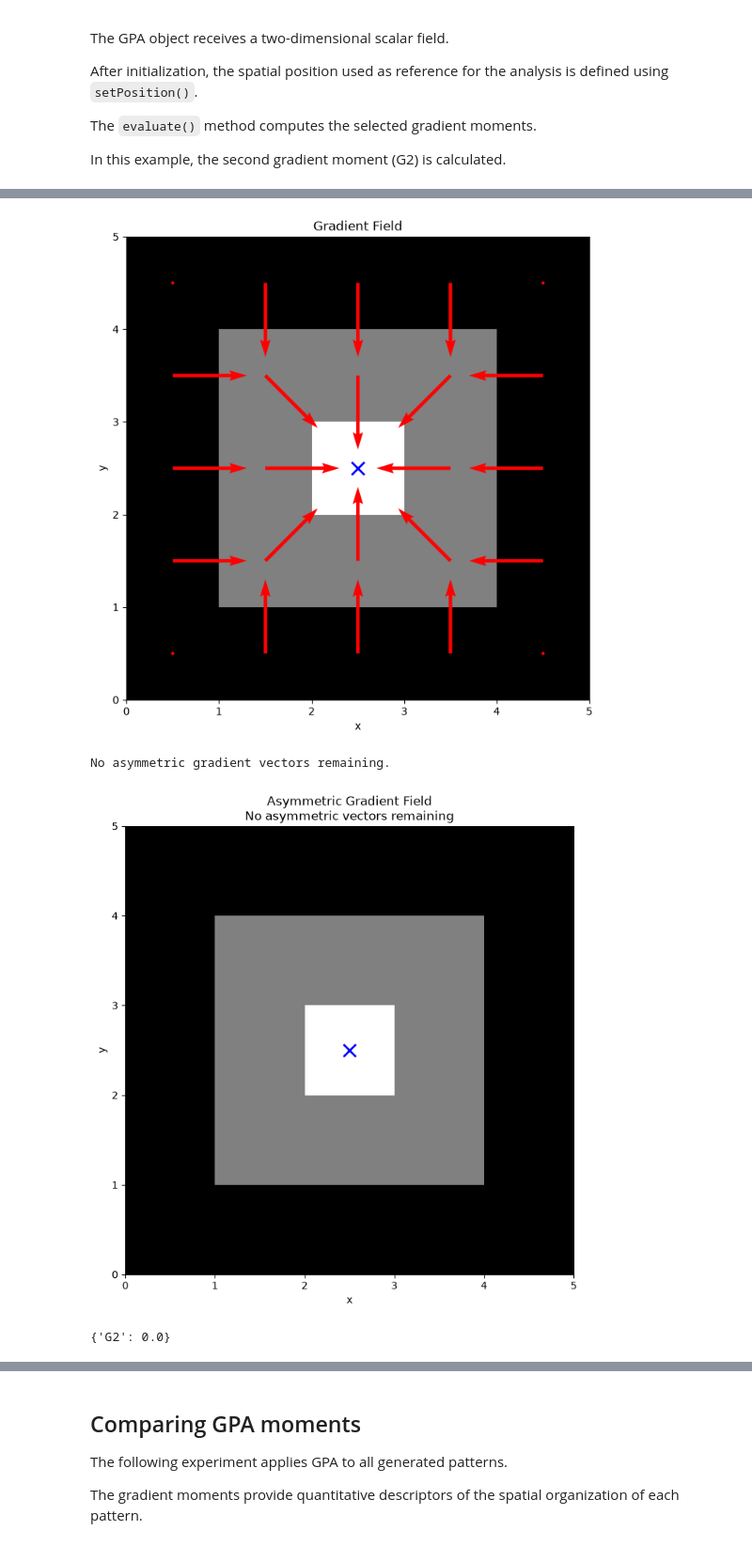
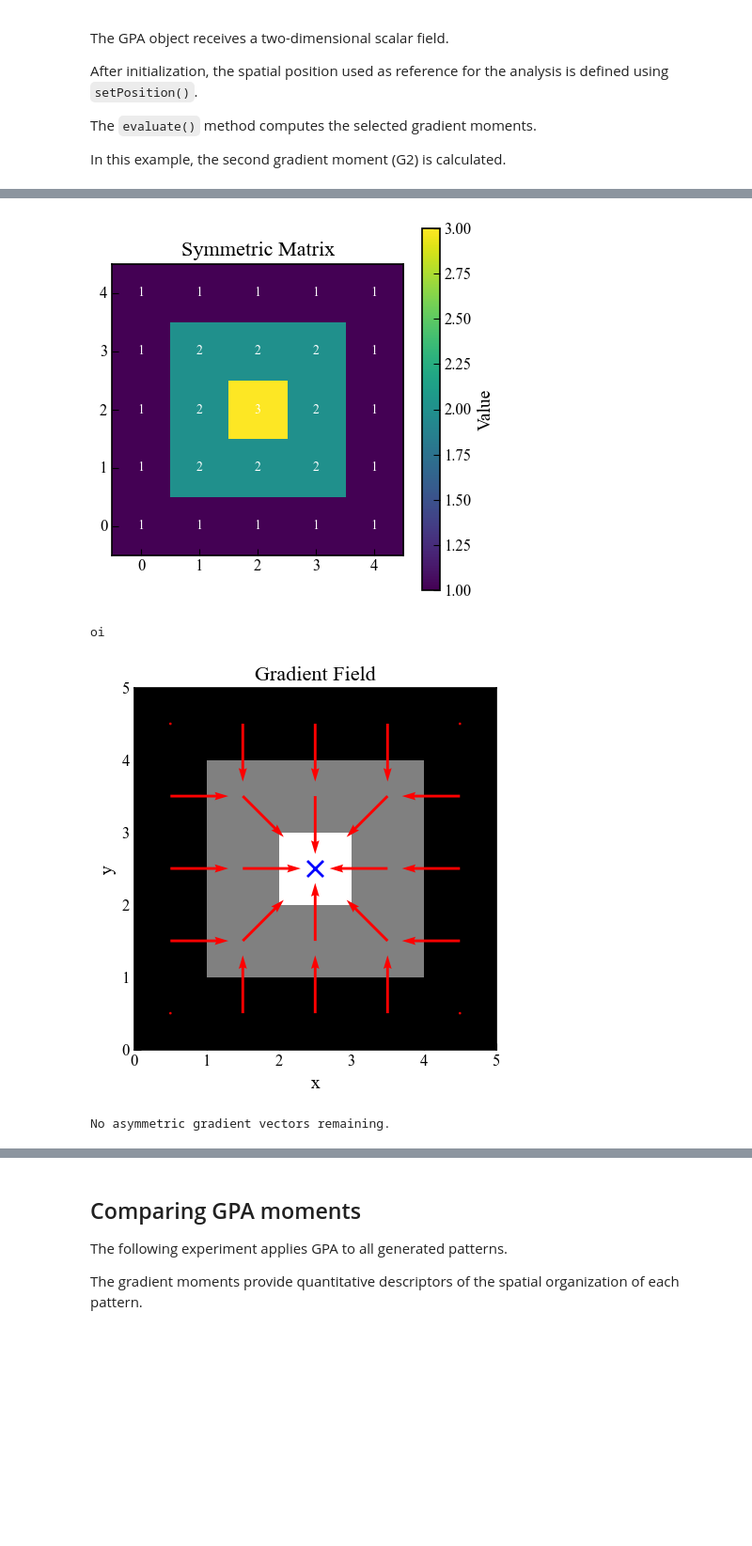
Before and after one commit to Desduh/gpa, a Jupyter notebook: experiments/gpa_basic_usage.ipynb, the cells around one changed output, grey strips where cells are left out. Shown at 94% size. Saved outputs shown, nothing was run; the diff lists cells and outputs as text; code cells hidden in the pictures; blank space fills up the shorter version.

```diff
--- a/experiments/gpa_basic_usage.ipynb
+++ b/experiments/gpa_basic_usage.ipynb
@@ -53,7 +63,7 @@ def plot_matrix(matrix, title):
     plt.imshow(
         matrix,
         cmap="viridis",
-        origin="upper"
+        origin="lower"
     )
 
     plt.colorbar(label="Value")
@@ -224,24 +234,29 @@ array([[1, 1, 1, 1, 1],
 # %%
+plot_matrix(
+    symmetric,
+    "Symmetric Matrix"
+)
+
 gpaObject = GPA(symmetric)
 
 gpaObject.setPosition(
     2,
     2
 )
 
 results = gpaObject.evaluate(
     mtol=0.5,
     ftol=0.3,
     ptol=0.3,
     moments=("G2")
 )
 
 gpaObject.plot_gradient_field()
 gpaObject.plot_asymmetric_gradient_field()
 
 results
 # %% [output]
-[figure, old version]
+[figure, new version]
-No asymmetric gradient vectors remaining.
+oi
-[figure, old version]
+[figure, new version]
-{'G2': 0.0}
+No asymmetric gradient vectors remaining.
```
Also changed, not shown: parts of 16 cells of this notebook, 1 other file.
